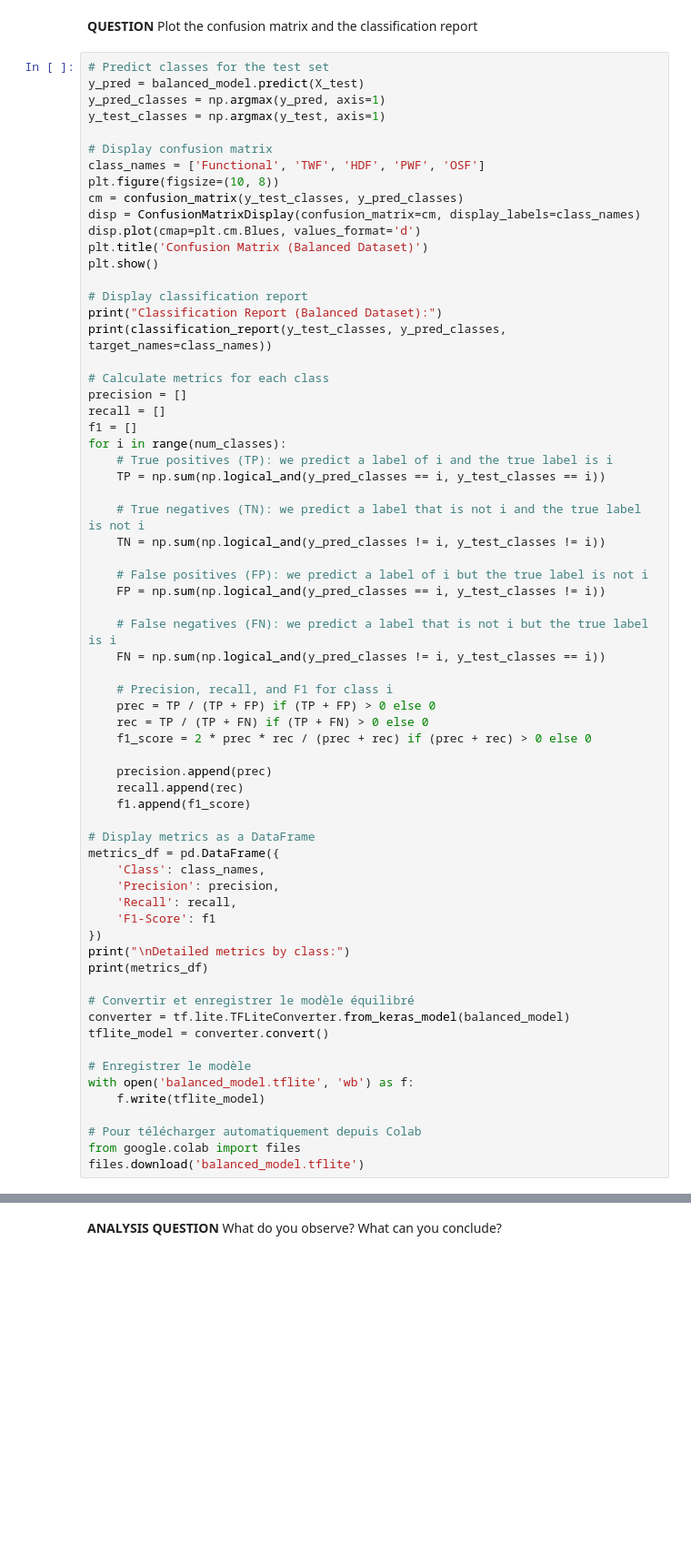
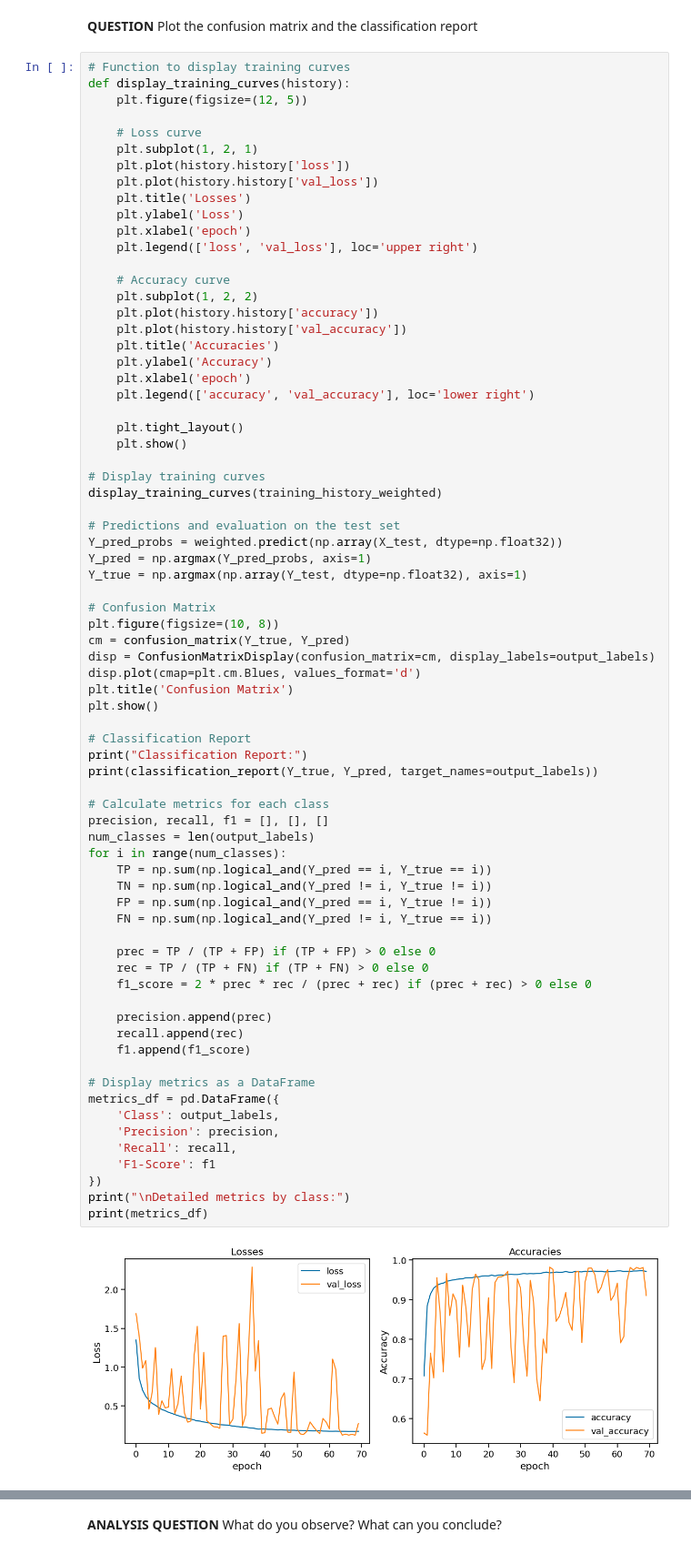
Before and after one commit to Tichow/TP_IA_embarquee, a Jupyter notebook: neural_network/TP_IA_EMBARQUEE.ipynb, the cells around one changed output, grey strips where cells are left out. Shown at 91% size. Drawn from its saved outputs; the diff is of its cells as text; blank space fills up the shorter version.

```diff
--- a/neural_network/TP_IA_EMBARQUEE.ipynb
+++ b/neural_network/TP_IA_EMBARQUEE.ipynb
@@ -1091,69 +1067,76 @@ Test loss: 0.2730
 # %% [markdown]
 **QUESTION** Plot the confusion matrix and the classification report
 # %%
-# Predict classes for the test set
-y_pred = balanced_model.predict(X_test)
-y_pred_classes = np.argmax(y_pred, axis=1)
-y_test_classes = np.argmax(y_test, axis=1)
+# Function to display training curves
+def display_training_curves(history):
+    plt.figure(figsize=(12, 5))
 
-# Display confusion matrix
-class_names = ['Functional', 'TWF', 'HDF', 'PWF', 'OSF']
+    # Loss curve
+    plt.subplot(1, 2, 1)
+    plt.plot(history.history['loss'])
+    plt.plot(history.history['val_loss'])
+    plt.title('Losses')
+    plt.ylabel('Loss')
+    plt.xlabel('epoch')
+    plt.legend(['loss', 'val_loss'], loc='upper right')
+
+    # Accuracy curve
+    plt.subplot(1, 2, 2)
+    plt.plot(history.history['accuracy'])
+    plt.plot(history.history['val_accuracy'])
+    plt.title('Accuracies')
+    plt.ylabel('Accuracy')
+    plt.xlabel('epoch')
+    plt.legend(['accuracy', 'val_accuracy'], loc='lower right')
+
+    plt.tight_layout()
+    plt.show()
+
+# Display training curves
+display_training_curves(training_history_weighted)
+
+# Predictions and evaluation on the test set
+Y_pred_probs = weighted.predict(np.array(X_test, dtype=np.float32))
+Y_pred = np.argmax(Y_pred_probs, axis=1)
+Y_true = np.argmax(np.array(Y_test, dtype=np.float32), axis=1)
+
+# Confusion Matrix
 plt.figure(figsize=(10, 8))
-cm = confusion_matrix(y_test_classes, y_pred_classes)
-disp = ConfusionMatrixDisplay(confusion_matrix=cm, display_labels=class_names)
+cm = confusion_matrix(Y_true, Y_pred)
+disp = ConfusionMatrixDisplay(confusion_matrix=cm, display_labels=output_labels)
 disp.plot(cmap=plt.cm.Blues, values_format='d')
-plt.title('Confusion Matrix (Balanced Dataset)')
+plt.title('Confusion Matrix')
 plt.show()
 
-# Display classification report
-print("Classification Report (Balanced Dataset):")
-print(classification_report(y_test_classes, y_pred_classes, target_names=class_names))
+# Classification Report
+print("Classification Report:")
+print(classification_report(Y_true, Y_pred, target_names=output_labels))
 
 # Calculate metrics for each class
-precision = []
-recall = []
-f1 = []
+precision, recall, f1 = [], [], []
+num_classes = len(output_labels)
 for i in range(num_classes):
-    # True positives (TP): we predict a label of i and the true label is i
-    TP = np.sum(np.logical_and(y_pred_classes == i, y_test_classes == i))
+    TP = np.sum(np.logical_and(Y_pred == i, Y_true == i))
+    TN = np.sum(np.logical_and(Y_pred != i, Y_true != i))
+    FP = np.sum(np.logical_and(Y_pred == i, Y_true != i))
+    FN = np.sum(np.logical_and(Y_pred != i, Y_true == i))
 
-    # True negatives (TN): we predict a label that is not i and the true label is not i
-    TN = np.sum(np.logical_and(y_pred_classes != i, y_test_classes != i))
-
-    # False positives (FP): we predict a label of i but the true label is not i
-    FP = np.sum(np.logical_and(y_pred_classes == i, y_test_classes != i))
-
-    # False negatives (FN): we predict a label that is not i but the true label is i
-    FN = np.sum(np.logical_and(y_pred_classes != i, y_test_classes == i))
-
-    # Precision, recall, and F1 for class i
     prec = TP / (TP + FP) if (TP + FP) > 0 else 0
     rec = TP / (TP + FN) if (TP + FN) > 0 else 0
     f1_score = 2 * prec * rec / (prec + rec) if (prec + rec) > 0 else 0
 
     precision.append(prec)
     recall.append(rec)
     f1.append(f1_score)
 
 # Display metrics as a DataFrame
 metrics_df = pd.DataFrame({
-    'Class': class_names,
+    'Class': output_labels,
     'Precision': precision,
     'Recall': recall,
     'F1-Score': f1
 })
 print("\nDetailed metrics by class:")
 print(metrics_df)
-
-# Convertir et enregistrer le modèle équilibré
-converter = tf.lite.TFLiteConverter.from_keras_model(balanced_model)
-tflite_model = converter.convert()
-
-# Enregistrer le modèle
-with open('balanced_model.tflite', 'wb') as f:
-    f.write(tflite_model)
-
-# Pour télécharger automatiquement depuis Colab
-from google.colab import files
-files.download('balanced_model.tflite')
 # %% [output]
+[figure, new version]
```
Also changed, not shown: parts of 6 cells of this notebook.
